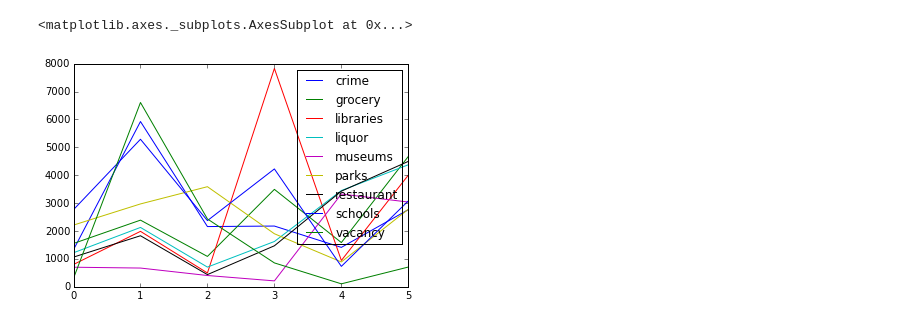
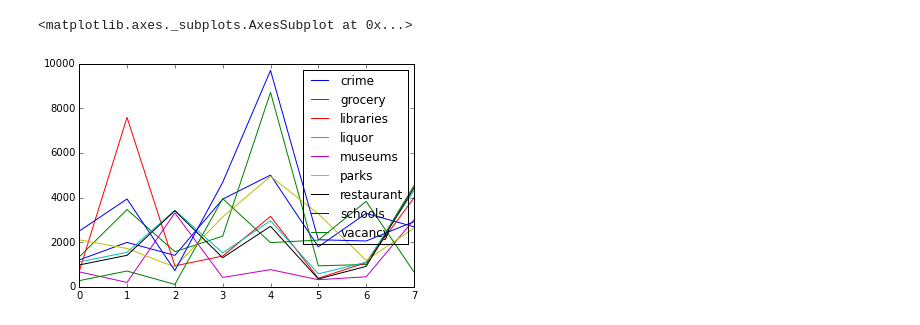
Before and after one commit to dvdwllc/stomping-grounds, a Jupyter notebook: clustering.ipynb, the cells around one changed output. Saved outputs shown, nothing was run; the diff lists cells and outputs as text; code cells hidden in the pictures.

```diff
--- a/clustering.ipynb
+++ b/clustering.ipynb
@@ -35,7 +35,7 @@ using silhouette score and inertia as metrics.
 This is slow, so be careful.
 """
 X = map_df
-n_clusters = range(3,10)
+n_clusters = range(6,11)
 silhouette = [0]*len(n_clusters)
 inertia = [0]*len(n_clusters)
 
@@ -64,14 +64,10 @@ ax2.plot(n_clusters, inertia, 'o-', color='blue', alpha=0.5)
 # 7 clusters seems most reasonable.
 # %%
 # compute the clusters and data labels
-n_clusters = 6
+n_clusters = 8
 model = KMeans(n_clusters=n_clusters, n_init=20)
 model.fit(X)
 labels = model.predict(X)
 
-# plot the clusters
-# plt.hist(labels, bins=n_clusters)
-# plt.ylabel('Counts')
-# plt.xlabel('Cluster number')
 mapcalc_kde.plot_KDE(x, y, labels, 'clusters')
 # %% [output]
@@ -79,8 +75,8 @@ mapcalc_kde.plot_KDE(x, y, labels, 'clusters')
 # %%
 clusters_df = pd.DataFrame(columns=map_df.columns.values)
-for i in range(1, n_clusters):
-    clusters_df.loc[i-1] = map_df.iloc[np.argwhere(labels == i).flatten()].sum(axis=0).values
+for i in range(0, n_clusters):
+    clusters_df.loc[i] = map_df.iloc[np.argwhere(labels == i).flatten()].sum(axis=0).values
 clusters_df.plot()
 # %% [output]
 <matplotlib.axes._subplots.AxesSubplot at 0x...>
-[figure, old version]
+[figure, new version]
```
Also changed, not shown: parts of 4 cells of this notebook, 16 other files.
